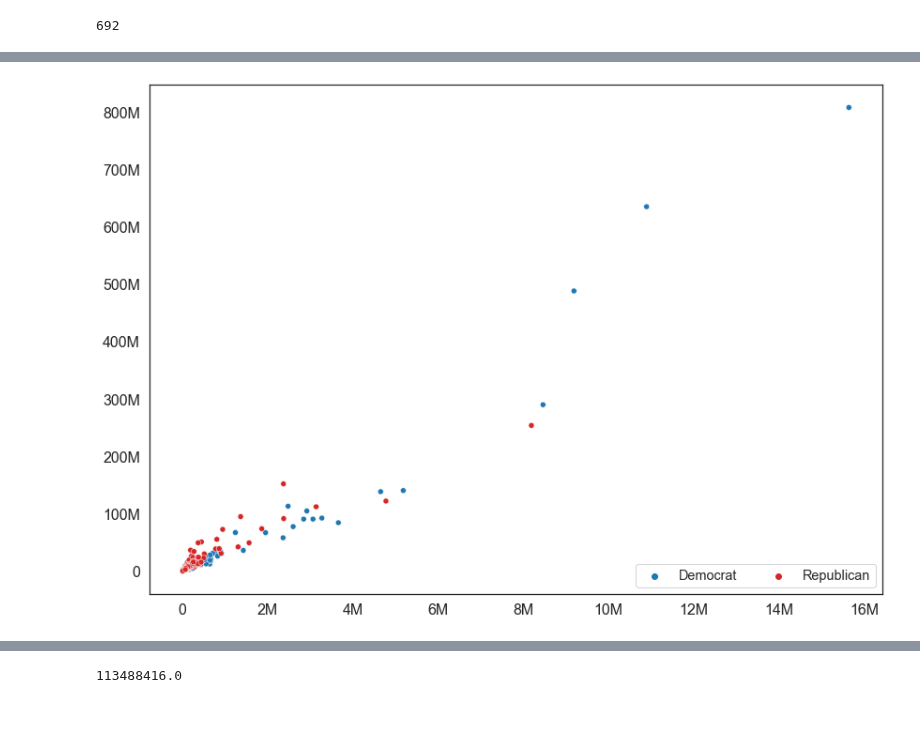
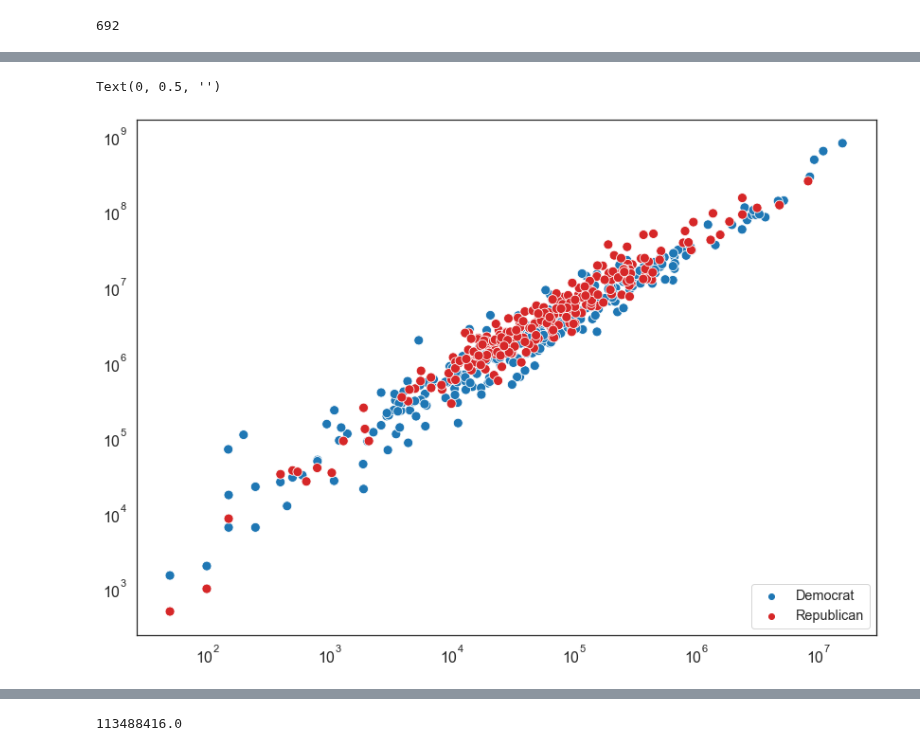
Before and after one commit to lrnz-asnprs/political-ad-api, a Jupyter notebook: notebooks/laurenz_visualizations.ipynb, the cells around one changed output, grey strips where cells are left out. Saved outputs shown, nothing was run; the diff lists cells and outputs as text; code cells hidden in the pictures; blank space fills up the shorter version.

```diff
--- a/notebooks/laurenz_visualizations.ipynb
+++ b/notebooks/laurenz_visualizations.ipynb
@@ -81,34 +138,38 @@ import seaborn as sns
 import matplotlib.ticker as tick
 
 data_merged = pd.concat([democrats, republicans], axis=0)
 data_merged["party"] = data_merged["party"].apply(lambda x: "Democrat" if x == "Independent" else x) # consider independents as democrats
 
 # scatter plot of spend vs. impressions
 
 #sns.scatterplot(x=data_merged["avg_spend"], y=data_merged["avg_impressions"], hue=data_merged["party"], palette=colors)
 
 # Plot the result
 sns.set_theme(style="white")
 # Initialize the matplotlib figure
 f, ax = plt.subplots(figsize=(14, 10))
 
+ax.set(xscale="log", yscale="log")
+
 palette = {"Democrat":"tab:blue",
            "Republican":"tab:red",
            "Independent":"tab:grey"}
 # Plot the scores
 # sns.set_color_codes("pastel")
-sns.scatterplot(x=data_merged["avg_spend"], y=data_merged["avg_impressions"], hue=data_merged["party"], palette=palette)
+sns.scatterplot(x=data_merged["sum_spend"], y=data_merged["avg_impressions"], hue=data_merged["party"], palette=palette, s=100)
 f.suptitle("")
+
 # Add a legend and informative axis label
 ax.legend(ncol=1, loc="lower right", frameon=True, fontsize="large")
 # ax.set(xlim=(3.9, 4.3), ylabel="",
 #        xlabel="")
 plt.yticks(fontsize=16)
 plt.xticks(fontsize=16)
 plt.xlabel("")
 plt.ylabel("")
 
-ax.xaxis.set_major_formatter(tick.FuncFormatter(reformat_large_tick_values))
-ax.yaxis.set_major_formatter(tick.FuncFormatter(reformat_large_tick_values))
+# ax.xaxis.set_major_formatter(tick.FuncFormatter(reformat_large_tick_values))
+# ax.yaxis.set_major_formatter(tick.FuncFormatter(reformat_large_tick_values))
 # %% [output]
+Text(0, 0.5, '')
-[figure, old version]
+[figure, new version]
```
Also changed, not shown: parts of 11 cells of this notebook, 1 other file.
